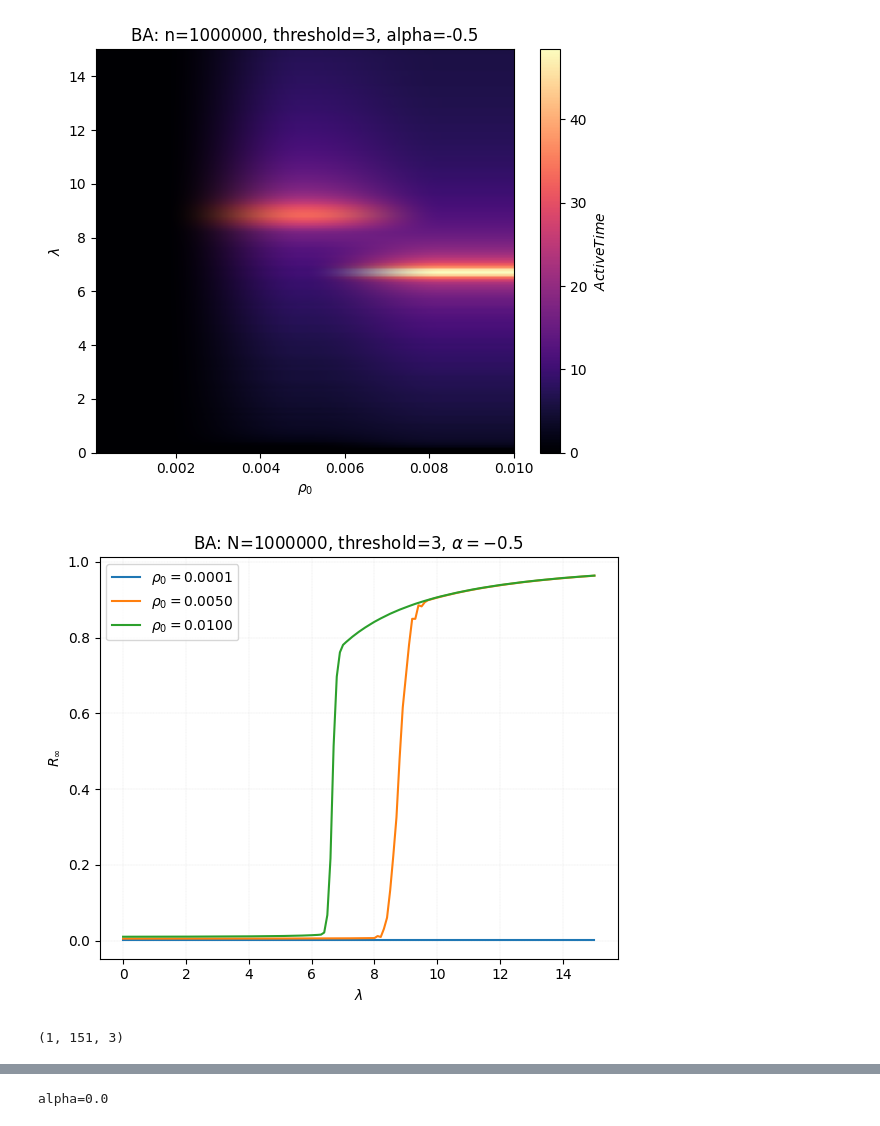
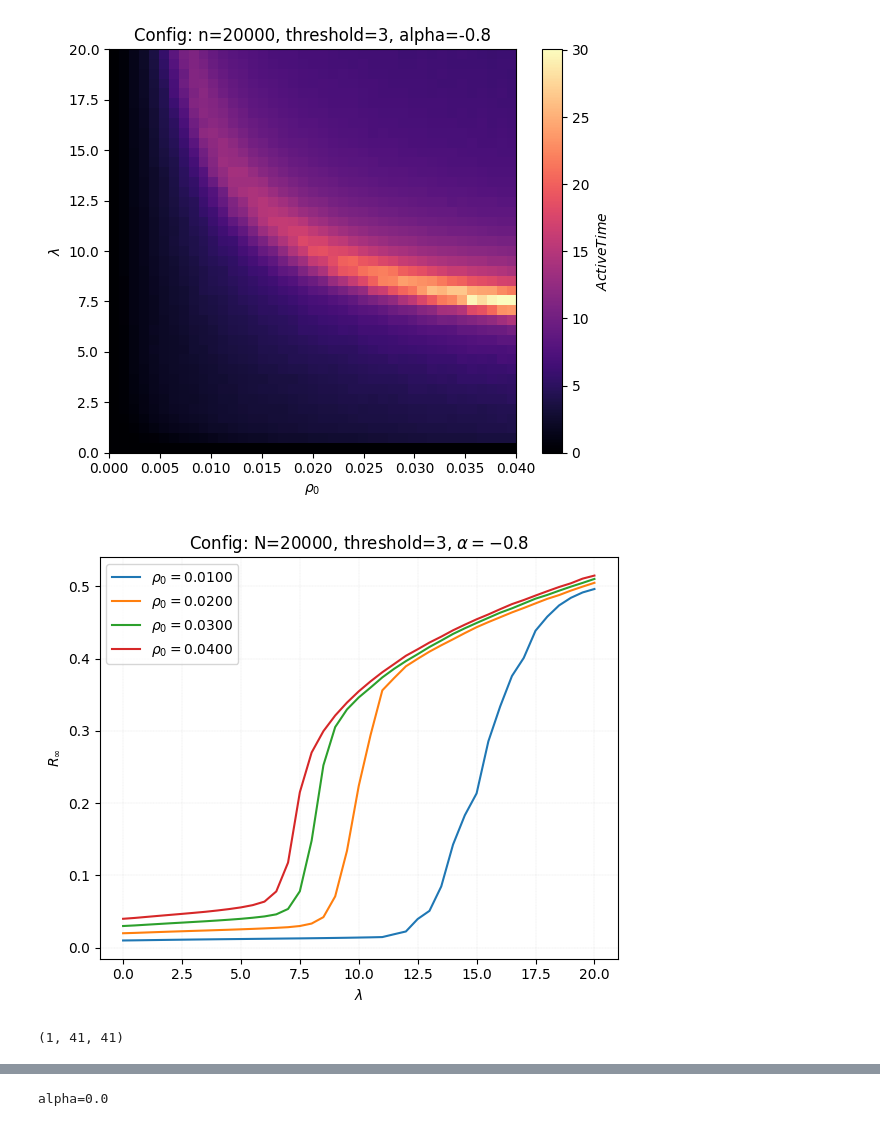
Before and after one commit to Kojirouuuu/network-simulations, a Jupyter notebook: notebooks/analyze.ipynb, the cells around one changed output, grey strips where cells are left out. Saved outputs shown, nothing was run; the diff lists cells and outputs as text; code cells hidden in the pictures.

```diff
--- a/notebooks/analyze.ipynb
+++ b/notebooks/analyze.ipynb
@@ -30,7 +30,7 @@ linestyles = ["-", "--", "-.", ":", "-", "--", "-.", ":", "-", "--", "-.", ":"]
 # plt.rcParams['grid.linewidth'] = 0.5  # グリッドの線幅を設定
 # %%
 # 固定パラメータ
-N = 1_000_000
+N = 20_000
 batch_size = 16
 threshold = 3
 p = 0.0
@@ -38,6 +38,6 @@ gamma = 2.40
 mu = 1.0
 kmin = 5
 k_ave = 10
-network_type = "BA"
+network_type = "Config"
 # %%
 output_path = configure_output_path(N, threshold, p, gamma, kmin, network_type)
@@ -109,27 +109,27 @@ for alpha_idx in alpha_idx_list:
     # plt.savefig(f"{output_path}/delta_time_alpha_{alpha_values[alpha_idx]}.png", dpi=300)
     plt.show()
 # %% [output]
-[figure, old version]
+[figure, new version]
 # %%
-rho0_idx_list = [0, 1, 2]
-# rho0_idx_list = [30, 40, 50, 60]
+# rho0_idx_list = [0, 1, 2]
+rho0_idx_list = [10, 20, 30, 40]
 one_rho0_idx = 50
 ebcm_one_rho0_idx = 2 # 50のidx
 
 for alpha_idx in alpha_idx_list:
     plt.figure(figsize=(6, 5))
     for rho0_idx in rho0_idx_list:
         plt.plot(lamb_values, R_infty[:, alpha_idx, :, rho0_idx].mean(axis=0)/N, label=rf'$\rho_0={rho0_values[rho0_idx]:.4f}$')
 
     plt.xlabel(r'$\lambda$')
     plt.ylabel(r'$R_\infty$')
     plt.title(rf"{network_type}: N={N}, threshold={threshold}, $\alpha={alpha_values[alpha_idx]}$")
     plt.legend()
     plt.grid(True, linestyle=':', linewidth=0.2)
     plt.tight_layout()
     plt.show()
 # %% [output]
-[figure, old version]
+[figure, new version]
 # %%
 valid_threshold_prod = 3
 R_valid = np.zeros((len(alpha_values), len(lamb_values), len(rho0_values)))
@@ -147,7 +147,7 @@ for alpha_idx, alpha in enumerate(tqdm(alpha_values)):
         valid_num[valid_num == 0] = 1  # avoid division by zero
         R_valid[alpha_idx, lamb_idx, :] /= valid_num
 # %% [output]
-(1, 151, 3)
+(1, 41, 41)
 # %%
 for alpha_idx in alpha_idx_list:
     plt.figure(figsize=(6, 5))
```
Also changed, not shown: parts of 3 cells of this notebook.
